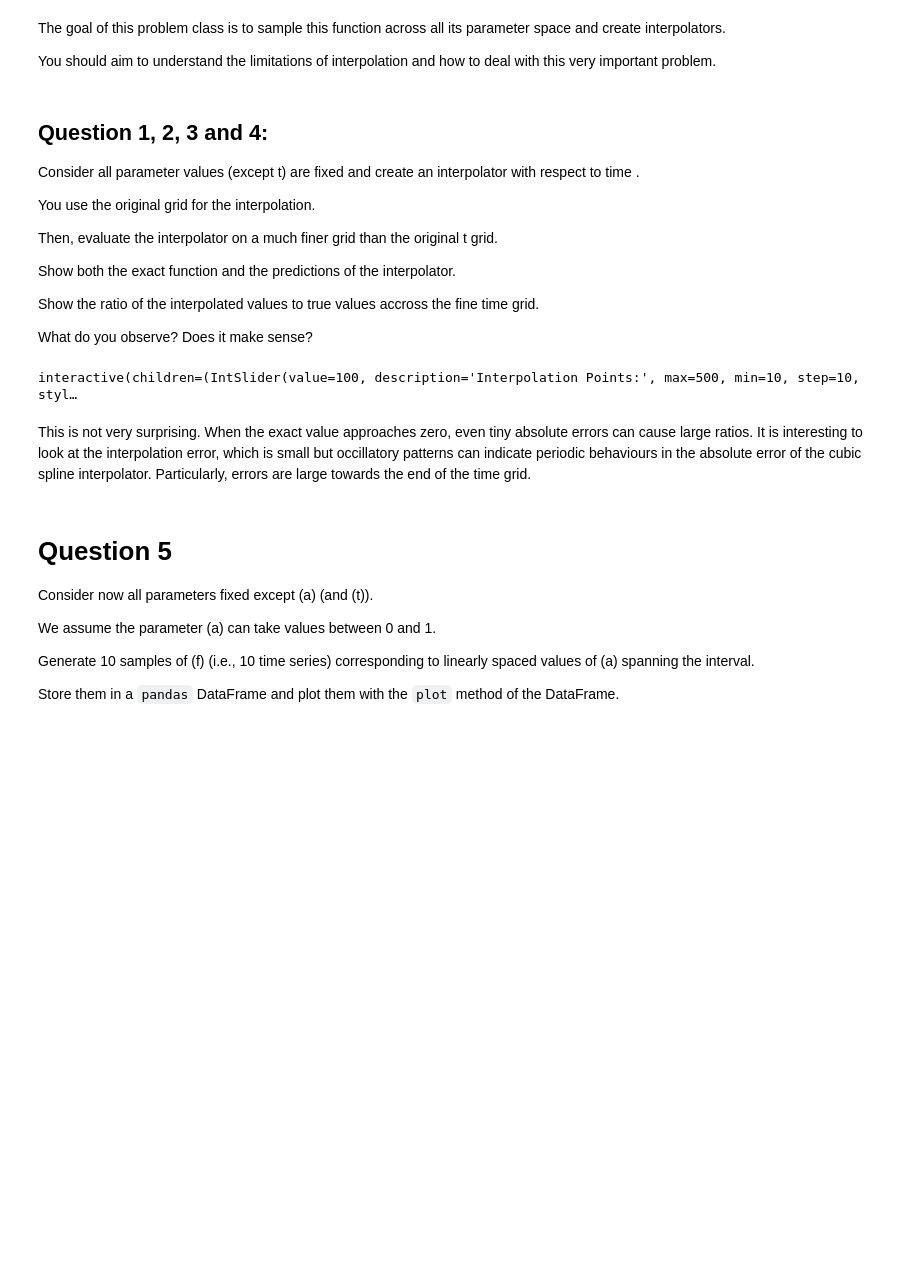
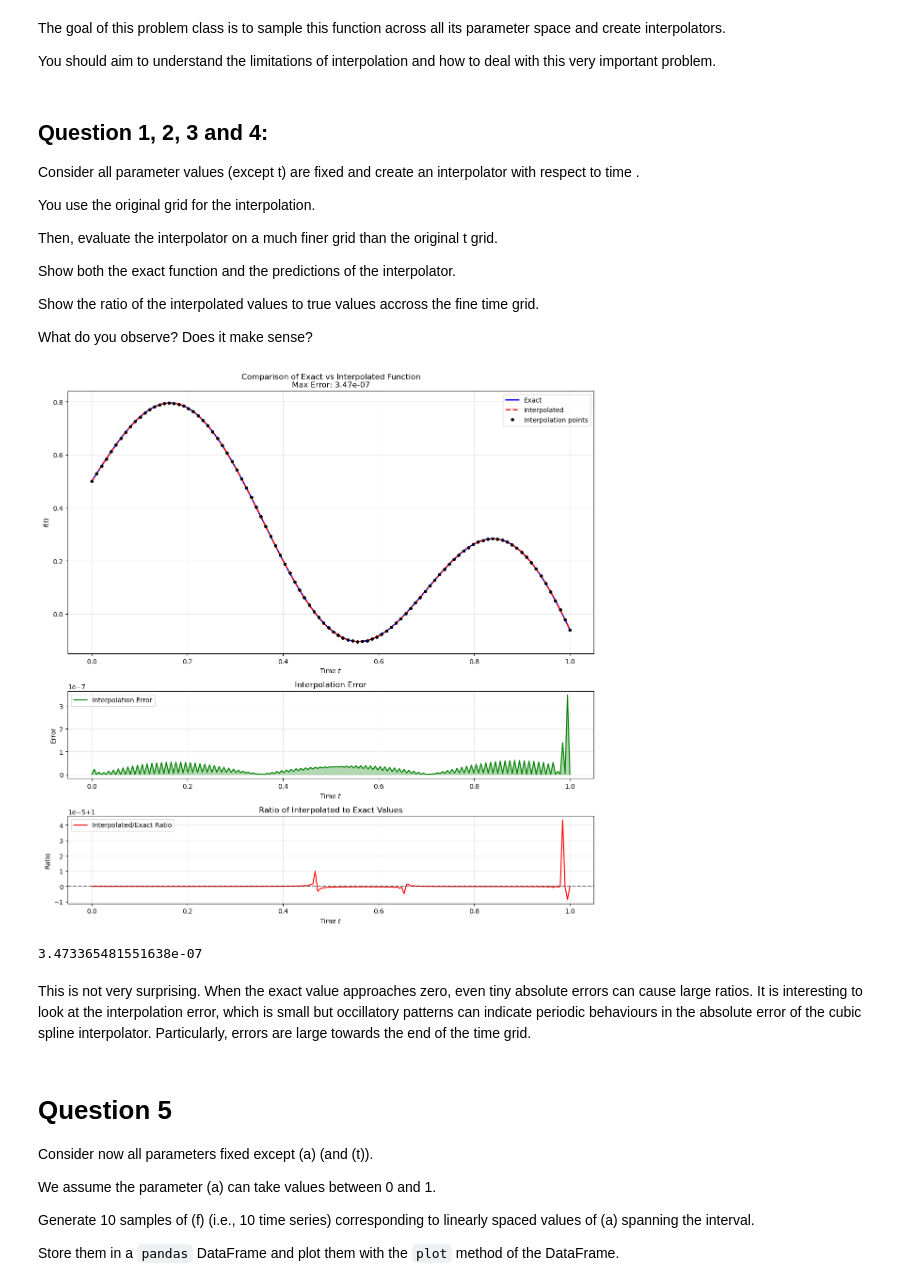
Before and after one commit to congminh-nguyen/dimcurse, a Jupyter notebook: dimcurse.ipynb, the cells around one changed output. Cells and saved outputs as stored; diff of their text form; code cells hidden in the pictures; blank space fills up the shorter version.

```diff
--- a/dimcurse.ipynb
+++ b/dimcurse.ipynb
@@ -161,34 +164,38 @@ def plot_comparison_with_ratio(n_interp_points=100, n_test_points=200):
 
     plt.tight_layout()
     plt.show()
 
     return max_error
 
 # Create interactive widgets
 interp_points_slider = widgets.IntSlider(
     value=100,
     min=10,
     max=500,
     step=10,
     description='Interpolation Points:',
     style={'description_width': 'initial'}
 )
 
 test_points_slider = widgets.IntSlider(
     value=200,
     min=50,
     max=1000,
     step=50,
     description='Test Points:',
     style={'description_width': 'initial'}
 )
 
 # Create interactive plot
 widgets.interactive(plot_comparison_with_ratio,
                    n_interp_points=interp_points_slider,
                    n_test_points=test_points_slider)
+
+# Create a static snapshot with default parameters
+plot_comparison_with_ratio(n_interp_points=100, n_test_points=200)
 # %% [output]
+[figure, added]
-interactive(children=(IntSlider(value=100, description='Interpolation Points:', max=500, min=10, step=10, styl…
+3.473365481551638e-07
 # %% [markdown]
 This is not very surprising. When the exact value approaches zero, even tiny absolute errors can cause large ratios. It is interesting to look at the interpolation error, which is small but occillatory patterns can indicate periodic behaviours in the absolute error of the cubic spline interpolator. Particularly, errors are large towards the end of the time grid.
 # %% [markdown]
```
Also changed, not shown: parts of 6 cells of this notebook.
